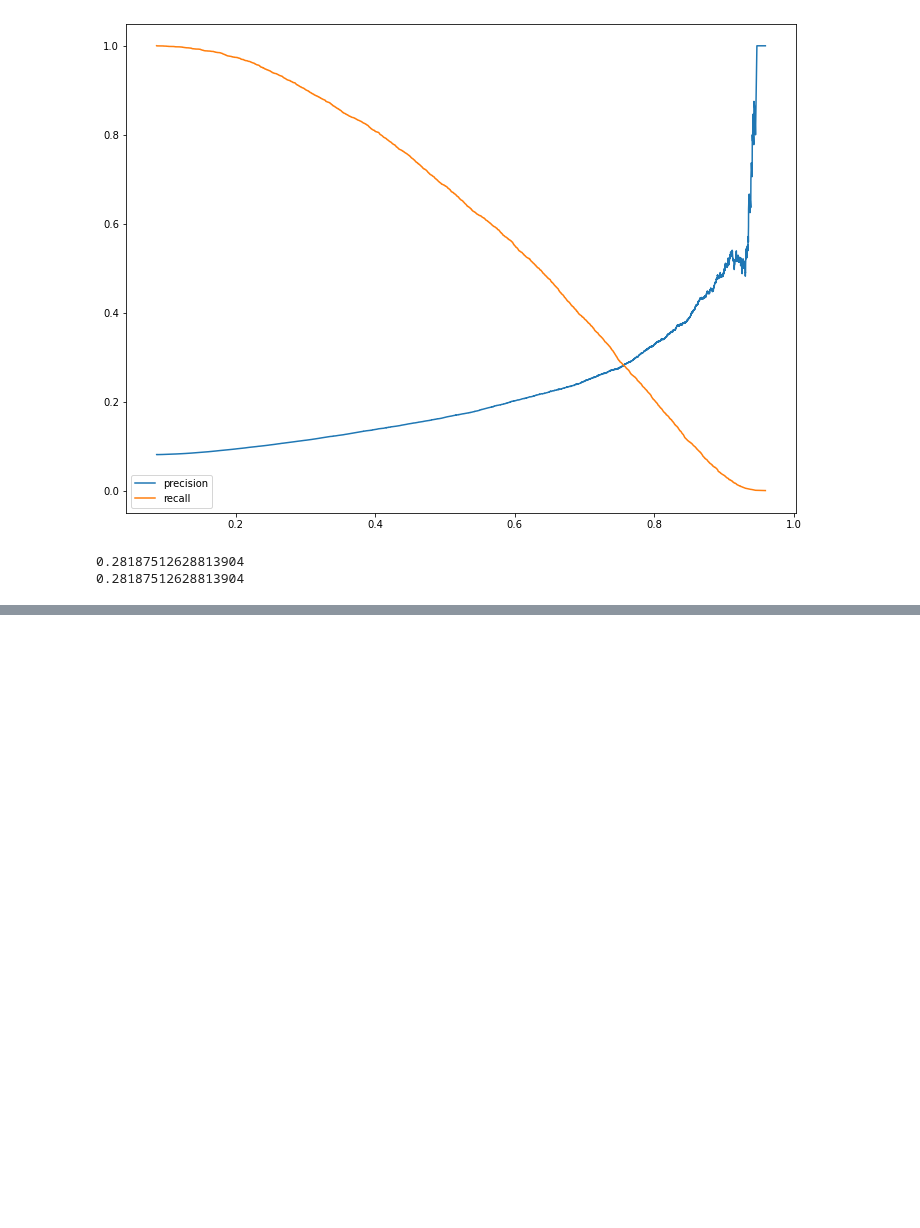
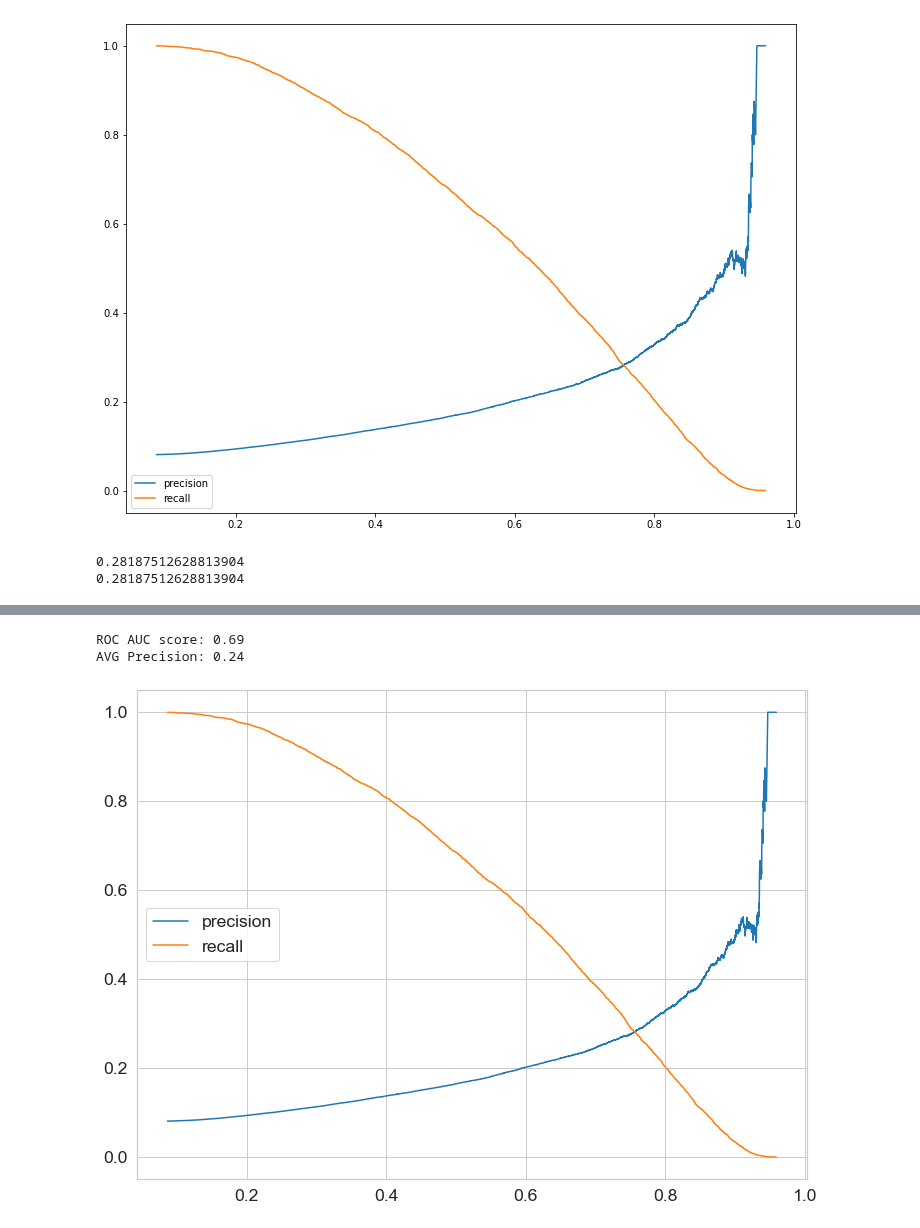
Before and after one commit to gitadum/credit_risk_rating, a Jupyter notebook: 00_notebooks/03_Modelling.ipynb, the cells around one changed output, grey strips where cells are left out. Drawn from its saved outputs; the diff is of its cells as text; code cells hidden in the pictures; blank space fills up the shorter version.

```diff
--- a/00_notebooks/03_Modelling.ipynb
+++ b/00_notebooks/03_Modelling.ipynb
@@ -1323,0 +1382,12 @@ print(recall[np.argmin(np.abs(precision - recall))])
+# %%
+# Initialisation
+train = pd.read_csv('../02_data/application_train.csv', index_col=0)
+#test = pd.read_csv('../02_data/application_test.csv')
+
+print('Training set dimensions :', train.shape)
+df = train.copy()
+
+cls_size = df.TARGET.value_counts()
+cls_freq = df.TARGET.value_counts(normalize=True)
+print(pd.DataFrame({'size': cls_size,
+                    'freq': cls_freq.apply(lambda x: '%.2f' % x)}))
@@ -1323,0 +1428,9 @@ print(recall[np.argmin(np.abs(precision - recall))])
+# %%
+# Séparation du jeu de données entre entraînement et évaluation
+
+X_train, X_test, y_train, y_test = train_test_split(df.iloc[:,1:], df.iloc[:,0],
+                                                    test_size=.2,
+                                                    random_state=r)
+# %%
+# 1ère évaluation du modèle
+model_eval(best_model.fit(X_train, y_train), X_test, y_test)
@@ -1323,0 +1450,22 @@ print(recall[np.argmin(np.abs(precision - recall))])
+# %%
+# Courbe precision recall indépendamment du profit
+from sklearn.metrics import precision_recall_curve
+from sklearn.metrics import roc_auc_score, average_precision_score
+
+y_pred = best_model.predict(X_test)
+y_pred_proba = best_model.predict_proba(X_test)
+auc = roc_auc_score(y_test, y_pred)
+print('ROC AUC score: {:.2f}'.format(auc))
+print('AVG Precision: {:.2f}'.format(
+    average_precision_score(y_test, y_pred_proba[:,1])))
+precision, recall, threshold = precision_recall_curve(y_test, y_pred_proba[:,1])
+
+fig, ax = plt.subplots(figsize=(12,9))
+ax.plot(threshold, precision[:-1], label='precision')
+ax.plot(threshold, recall[:-1], label='recall')
+ax.legend()
+plt.show()
+# %% [output]
+ROC AUC score: 0.69
+AVG Precision: 0.24
+[figure, added]
```
Also changed, not shown: parts of 27 cells of this notebook, 1 other file.
